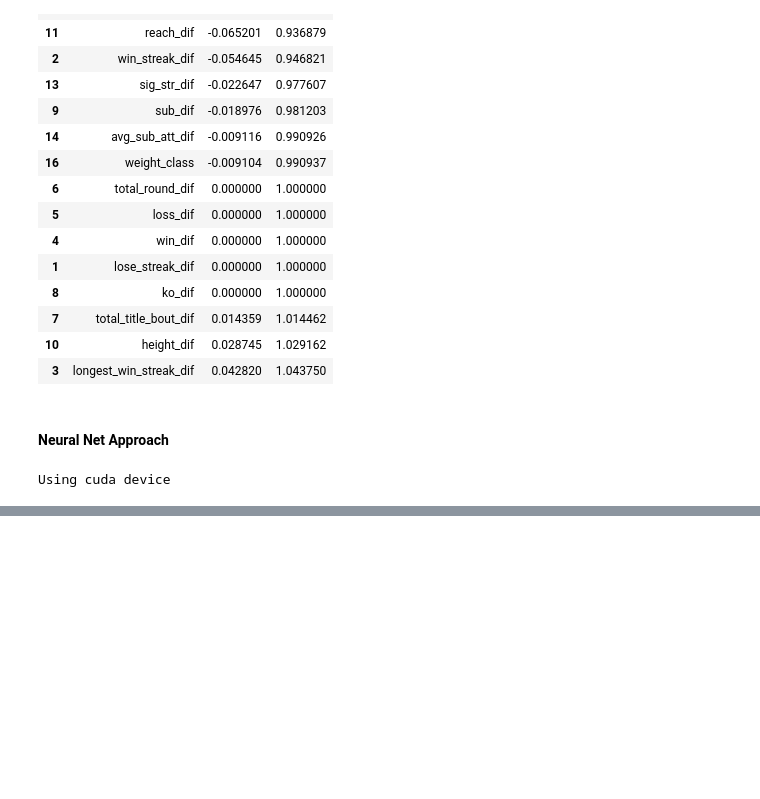
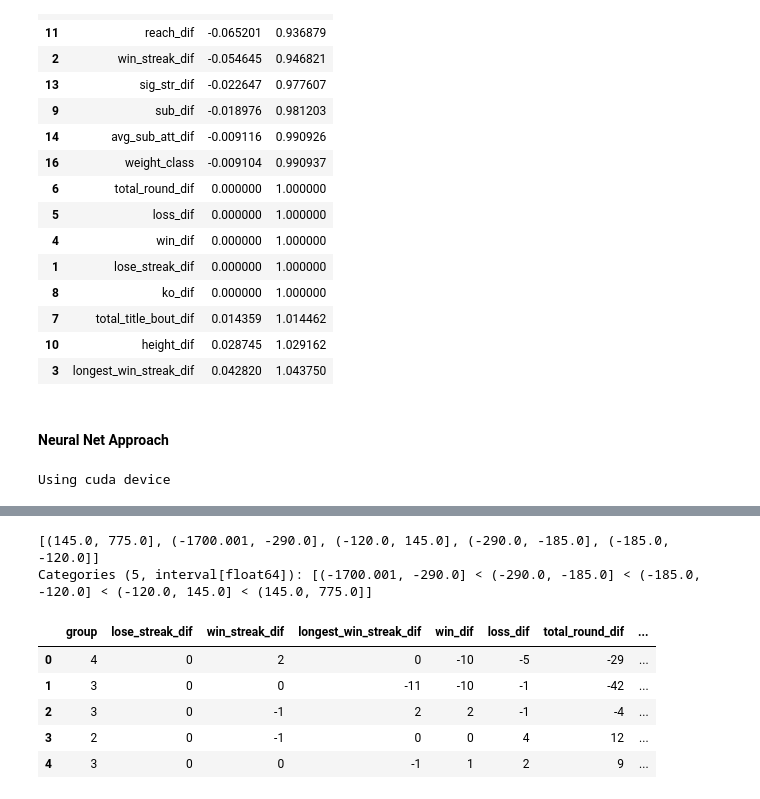
Before and after one commit to jpz129/ufc_bets, a Jupyter notebook: mma-bets/notebooks/1-exploration.ipynb, the cells around one changed output, grey strips where cells are left out. Saved outputs shown, nothing was run; the diff lists cells and outputs as text; code cells hidden in the pictures; blank space fills up the shorter version.

```diff
--- a/mma-bets/notebooks/1-exploration.ipynb
+++ b/mma-bets/notebooks/1-exploration.ipynb
@@ -1329,0 +1429,4 @@ Done!
+# %%
+nw = pd.read_csv('../data/external/upcoming-event.csv')
+
+nw.head()
@@ -1329,0 +1435,6 @@ Done!
+# %%
+cols = x_cols.to_list()
+
+cols[0] = 'R_odds'
+
+nw = nw[cols]
@@ -1329,0 +1465,5 @@ Done!
+# %%
+brackets
+# %% [output]
+[(145.0, 775.0], (-1700.001, -290.0], (-120.0, 145.0], (-290.0, -185.0], (-185.0, -120.0]]
+Categories (5, interval[float64]): [(-1700.001, -290.0] < (-290.0, -185.0] < (-185.0, -120.0] < (-120.0, 145.0] < (145.0, 775.0]]
@@ -1329,0 +1498,9 @@ Done!
+# %%
+nw.head()
+# %% [output]
+|  | group | lose_streak_dif | win_streak_dif | longest_win_streak_dif | win_dif | loss_dif | total_round_dif | ... |
+| 0 | 4 | 0 | 2 | 0 | -10 | -5 | -29 | ... |
+| 1 | 3 | 0 | 0 | -11 | -10 | -1 | -42 | ... |
+| 2 | 3 | 0 | -1 | 2 | 2 | -1 | -4 | ... |
+| 3 | 2 | 0 | -1 | 0 | 0 | 4 | 12 | ... |
+| 4 | 3 | 0 | 0 | -1 | 1 | 2 | 9 | ... |
```
Also changed, not shown: parts of 35 cells of this notebook.
